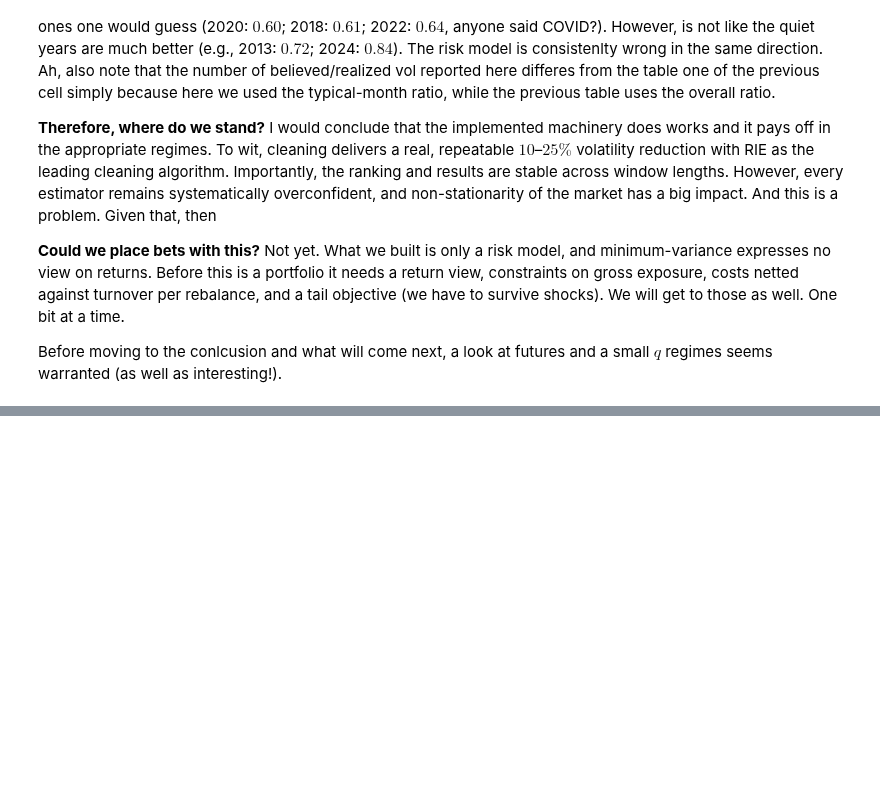
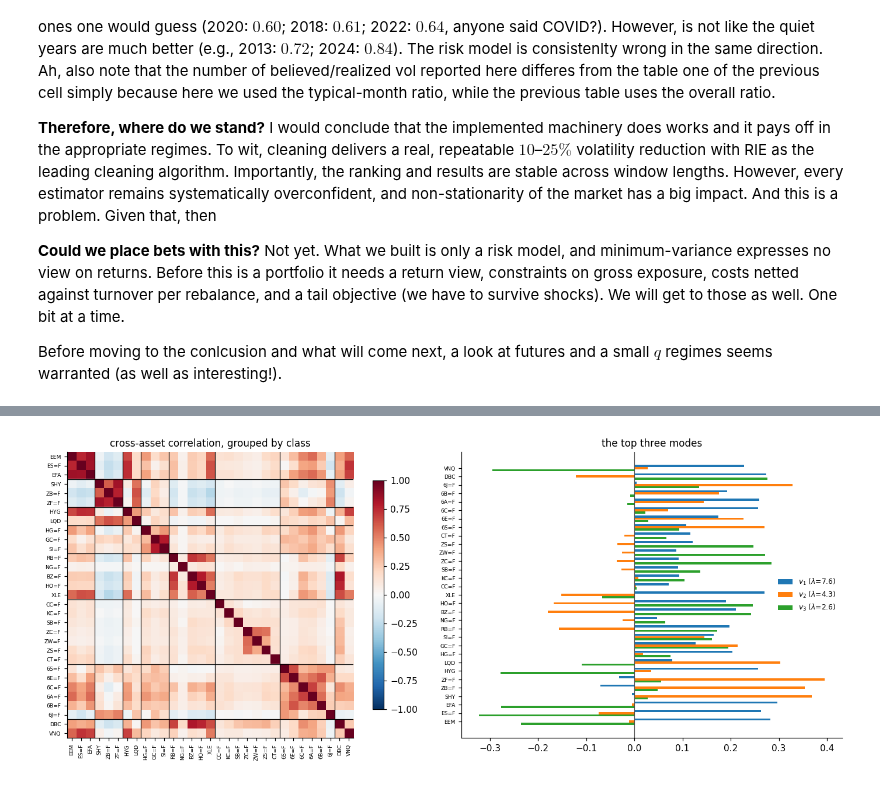
Before and after one commit to MarcoGaloppo/Quant-RMT-FatTails, a Jupyter notebook: narrative_rmt_market_data.ipynb, the cells around one changed output, grey strips where cells are left out. Saved outputs shown, nothing was run; the diff lists cells and outputs as text; code cells hidden in the pictures; blank space fills up the shorter version.

```diff
--- a/narrative_rmt_market_data.ipynb
+++ b/narrative_rmt_market_data.ipynb
@@ -1245,0 +1387,27 @@ Before moving to the conlcusion and what will come next, a look at futures and a
+# %%
+if pxa is not None:
+    order = np.argsort([list(CROSS_ASSET).index(CLASS_OF[n]) for n in xa_names])
+    classes = [CLASS_OF[xa_names[i]] for i in order]
+    bounds = [classes.index(c) for c in list(CROSS_ASSET) if c in classes]
+
+    fig, (ax1, ax2) = plt.subplots(1, 2, figsize=(13, 5.2))
+    im = ax1.imshow(Ca[np.ix_(order, order)], cmap="RdBu_r", vmin=-1, vmax=1)
+    ax1.set_xticks(range(len(order))); ax1.set_yticks(range(len(order)))
+    ax1.set_xticklabels([xa_names[i] for i in order], rotation=90, fontsize=6)
+    ax1.set_yticklabels([xa_names[i] for i in order], fontsize=6)
+    for b in bounds[1:]:
+        ax1.axhline(b - .5, color="k", lw=.8); ax1.axvline(b - .5, color="k", lw=.8)
+    ax1.set_title("cross-asset correlation, grouped by class"); ax1.grid(False)
+    fig.colorbar(im, ax=ax1, shrink=0.8)
+
+    for k in range(3):
+        v = U_a[order, k] * np.sign(U_a[:, k].sum() or 1.0)
+        ax2.barh(np.arange(len(order)) + 0.26 * (1 - k), v, height=0.25,
+                 label=f"$v_{k+1}$ ($\\lambda$={lam_a[k]:.1f})")
+    ax2.set_yticks(range(len(order)))
+    ax2.set_yticklabels([xa_names[i] for i in order], fontsize=6)
+    ax2.axvline(0, color="0.3", lw=.8); ax2.legend(fontsize=8); ax2.grid(False)
+    ax2.set_title("the top three modes")
+    plt.tight_layout()
+# %% [output]
+[figure, added]
```
Also changed, not shown: parts of 14 cells of this notebook.
